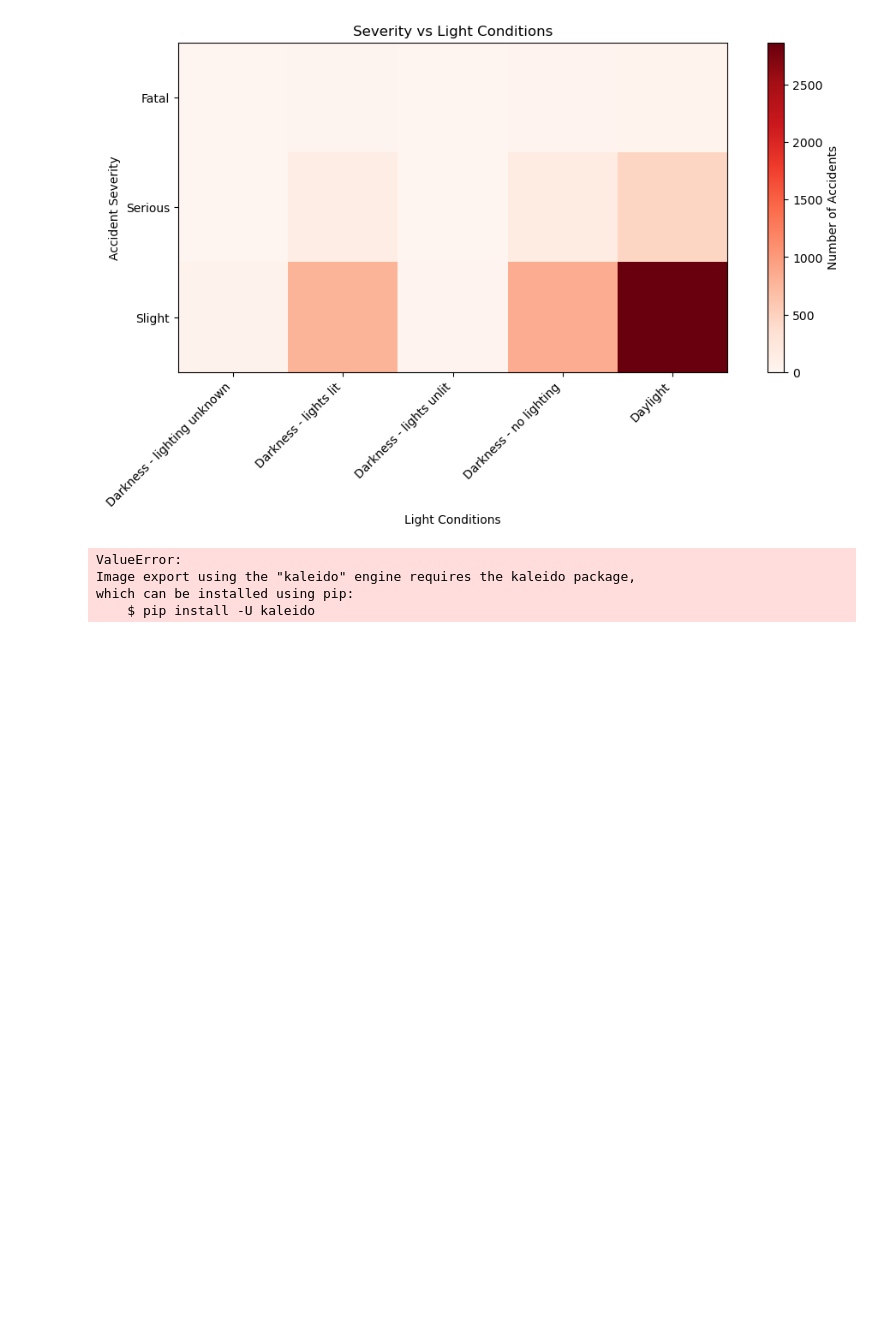
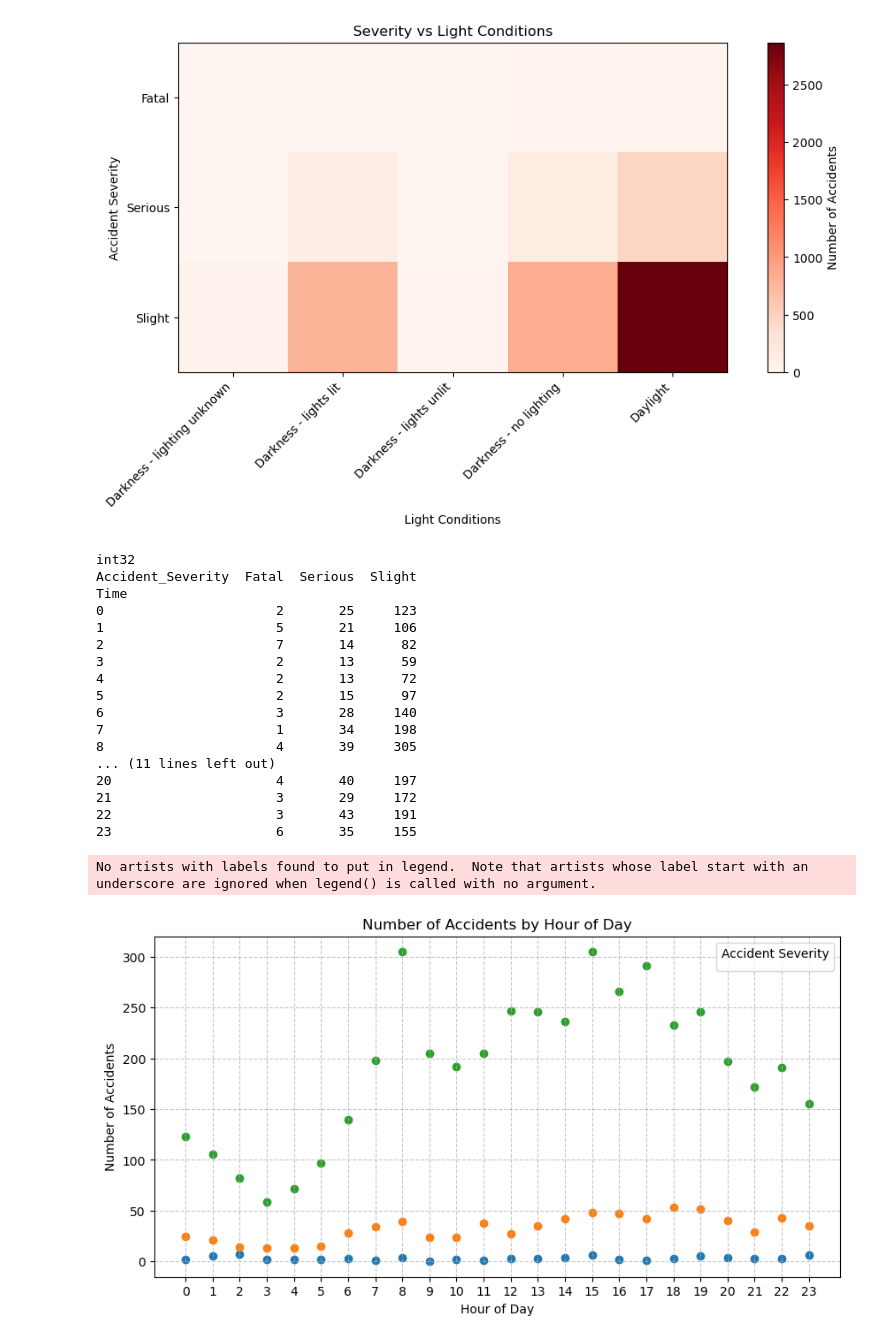
Before and after one commit to minsu3/UK-Road-Safety-Analysis, a Jupyter notebook: main.ipynb, the cells around one changed output. Saved outputs shown, nothing was run; the diff lists cells and outputs as text; code cells hidden in the pictures; blank space fills up the shorter version.

Commit message:
created 5th static 3 datapoint scatterplot. saved charts to the file

```diff
--- a/main.ipynb
+++ b/main.ipynb
@@ -253,7 +254,7 @@ plt.show()
 [figure]
 # %%
 import plotly.express as px
-import pandas as pd
+import plotly
 
 # Create interactive scatter plot
 fig = px.scatter(
@@ -279,10 +280,66 @@ fig.update_layout(
     legend_title_text="Junction_Detail"
 )
 
-fig.write_image("scatterPlot.png")
+plotly.offline.plot(fig, filename='scatterPlot.html')
 fig.show()
-# %% [output]
-ValueError:
-Image export using the "kaleido" engine requires the kaleido package,
-which can be installed using pip:
-    $ pip install -U kaleido
+# %%
+# the time in the Time column header will be converted to time format instead of a string
+clean_data['Time'] = pd.to_datetime(
+    clean_data['Time'],
+    format='%I %p',
+    errors='coerce'
+).dt.hour
+
+print(clean_data['Time'].dtype)
+
+# assigning the value to calculate the accidents by every hour
+# group by hour of the accident
+# unstack to create one column per severity
+accidents_per_hour_severity = (
+    clean_data.groupby(['Time', 'Accident_Severity']).size().unstack(fill_value=0)
+)
+print(accidents_per_hour_severity)
+
+# create chart with matplotlib
+plt.figure(figsize=(10, 5))
+
+# loop through each severity type
+for severity in accidents_per_hour_severity.columns:
+    plt.scatter(
+        # at each severity it checks the index for hour
+        accidents_per_hour_severity.index,
+        # at each severity how many accidents at each hour
+        accidents_per_hour_severity[severity],
+        # labeling legend
+        label=severity
+    )
+
+# Add gridlines
+plt.grid(True, which='both', linestyle='--', alpha=0.7)
+
+plt.xlabel('Hour of Day')
+plt.ylabel('Number of Accidents')
+plt.title('Number of Accidents by Hour of Day')
+plt.xticks(range(24))
+plt.legend(title='Accident Severity')
+plt.show()
+# %% [output]
+int32
+Accident_Severity  Fatal  Serious  Slight
+Time
+0                      2       25     123
+1                      5       21     106
+2                      7       14      82
+3                      2       13      59
+4                      2       13      72
+5                      2       15      97
+6                      3       28     140
+7                      1       34     198
+8                      4       39     305
+... (11 lines left out)
+20                     4       40     197
+21                     3       29     172
+22                     3       43     191
+23                     6       35     155
+No artists with labels found to put in legend.  Note that artists whose label start with an underscore are ignored when legend() is called with no argument.
+[figure, added]
```
Also changed, not shown: parts of 1 cell of this notebook, 16 other files.
